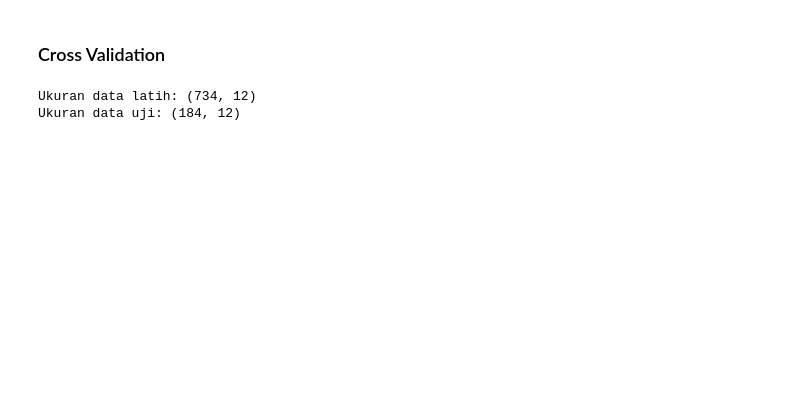
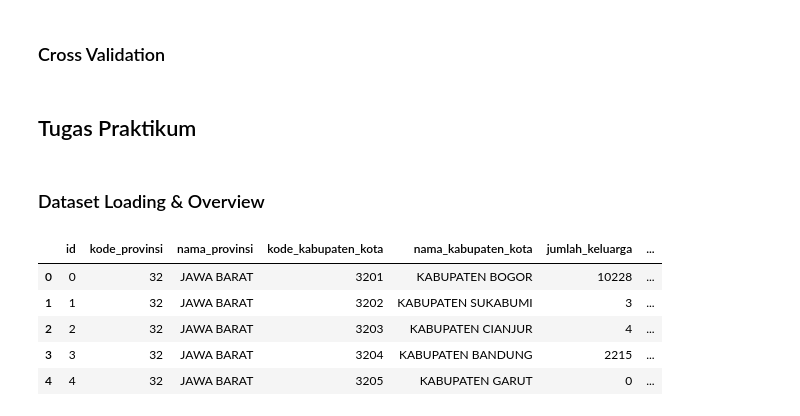
Before and after one commit to JunetzMasihBelajar/2025_AI_TI1B, a Jupyter notebook: Jobsheet7.ipynb, the cells around one changed output. Drawn from its saved outputs; the diff is of its cells as text; code cells hidden in the pictures; blank space fills up the shorter version.

```diff
--- a/Jobsheet7.ipynb
+++ b/Jobsheet7.ipynb
@@ -167,34 +201,21 @@ y_test:     Y
 # %% [markdown]
 ### Cross Validation
-# %%
-from sklearn.model_selection import train_test_split
-import pandas as pd
-
-# Import data heart.csv
-df = pd.read_csv('heart.csv');
-df
-
-# ambil 13 data dan masukan kedalam variabel data
-data = df.iloc[:, :13]
-data
-
-# Rubah data ke array
-data = data.values
-data
-
-# Masukan data pada kolom terakhir dan masukan kedalam variabel label
-label = df.iloc[:, -1]
-label
-
-# Rubah data ke array
-label = label.values
-label
-
-# Bagi data menjadi data training dan data testing
-data_train, data_test, label_train, label_test = train_test_split(data, label, test_size=0.2, random_state=42)
-
-print('Ukuran data latih:', data_train.shape)
-print('Ukuran data uji:', data_test.shape)
-# %% [output]
-Ukuran data latih: (734, 12)
-Ukuran data uji: (184, 12)
+# %% [markdown]
+## Tugas Praktikum
+# %% [markdown]
+### Dataset Loading & Overview
+# %%
+import pandas as pd
+
+# Load dataset
+df = pd.read_csv("datakeluarga.csv")
+
+# Tampilkan beberapa baris awal
+df.head()
+# %% [output]
+|  | id | kode_provinsi | nama_provinsi | kode_kabupaten_kota | nama_kabupaten_kota | jumlah_keluarga | ... |
+| 0 | 0 | 32 | JAWA BARAT | 3201 | KABUPATEN BOGOR | 10228 | ... |
+| 1 | 1 | 32 | JAWA BARAT | 3202 | KABUPATEN SUKABUMI | 3 | ... |
+| 2 | 2 | 32 | JAWA BARAT | 3203 | KABUPATEN CIANJUR | 4 | ... |
+| 3 | 3 | 32 | JAWA BARAT | 3204 | KABUPATEN BANDUNG | 2215 | ... |
+| 4 | 4 | 32 | JAWA BARAT | 3205 | KABUPATEN GARUT | 0 | ... |
```
Also changed, not shown: parts of 12 cells of this notebook.
